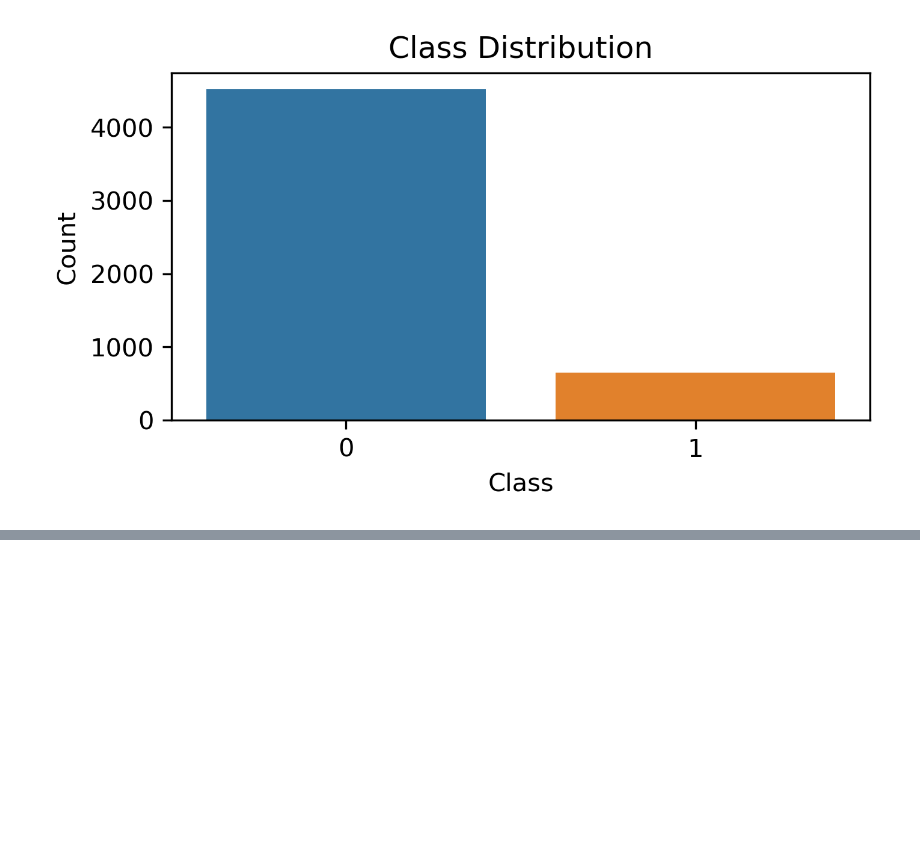
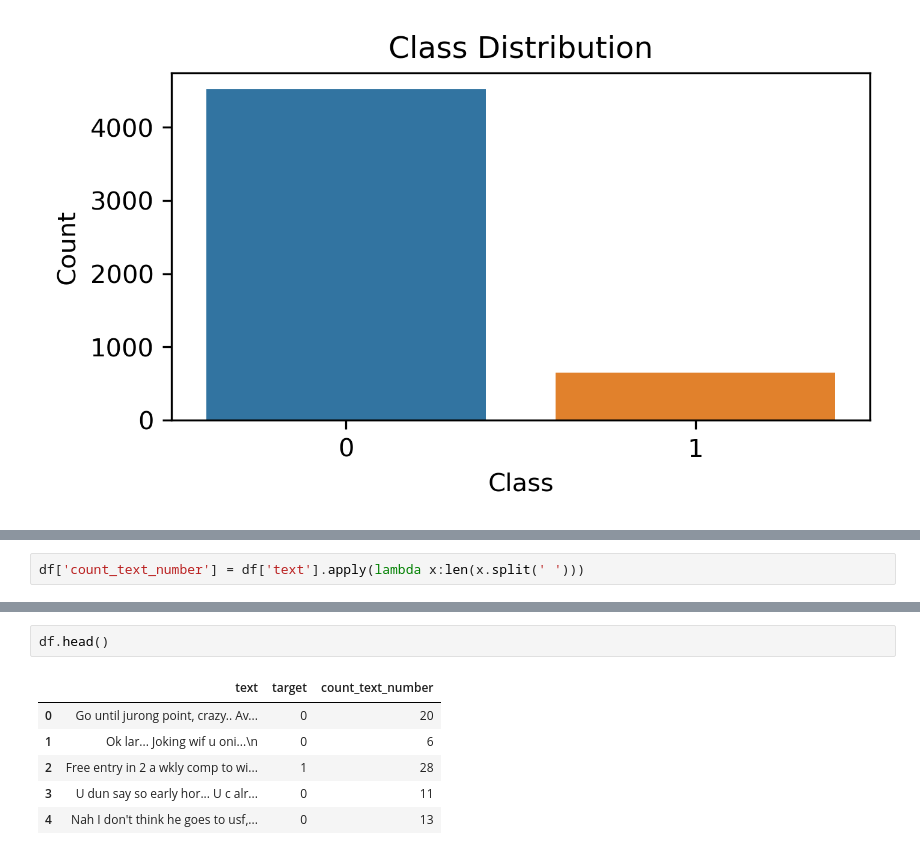
Before and after one commit to Deepkumar-Khokhar/Spam-Detaction, a Jupyter notebook: Spam-Detaction.ipynb, the cells around one changed output, grey strips where cells are left out. Cells and saved outputs as stored; diff of their text form; blank space fills up the shorter version.

```diff
--- a/Spam-Detaction.ipynb
+++ b/Spam-Detaction.ipynb
@@ -80,0 +111,2 @@ nltk.d
+# %%
+df['count_text_number'] = df['text'].apply(lambda x:len(x.split(' ')))
@@ -80,0 +122,9 @@ nltk.d
+# %%
+df.head()
+# %% [output]
+|  | text | target | count_text_number |
+| 0 | Go until jurong point, crazy.. Av... | 0 | 20 |
+| 1 | Ok lar... Joking wif u oni...\n | 0 | 6 |
+| 2 | Free entry in 2 a wkly comp to wi... | 1 | 28 |
+| 3 | U dun say so early hor... U c alr... | 0 | 11 |
+| 4 | Nah I don't think he goes to usf,... | 0 | 13 |
```
Also changed, not shown: parts of 8 cells of this notebook.
